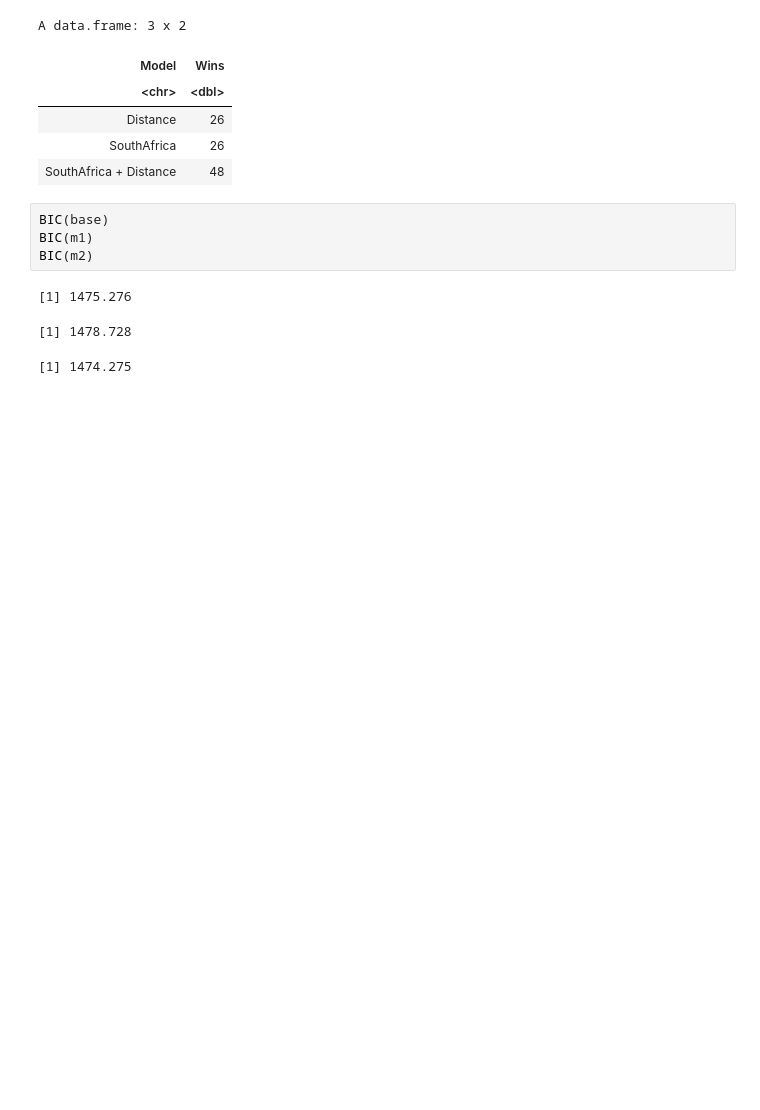
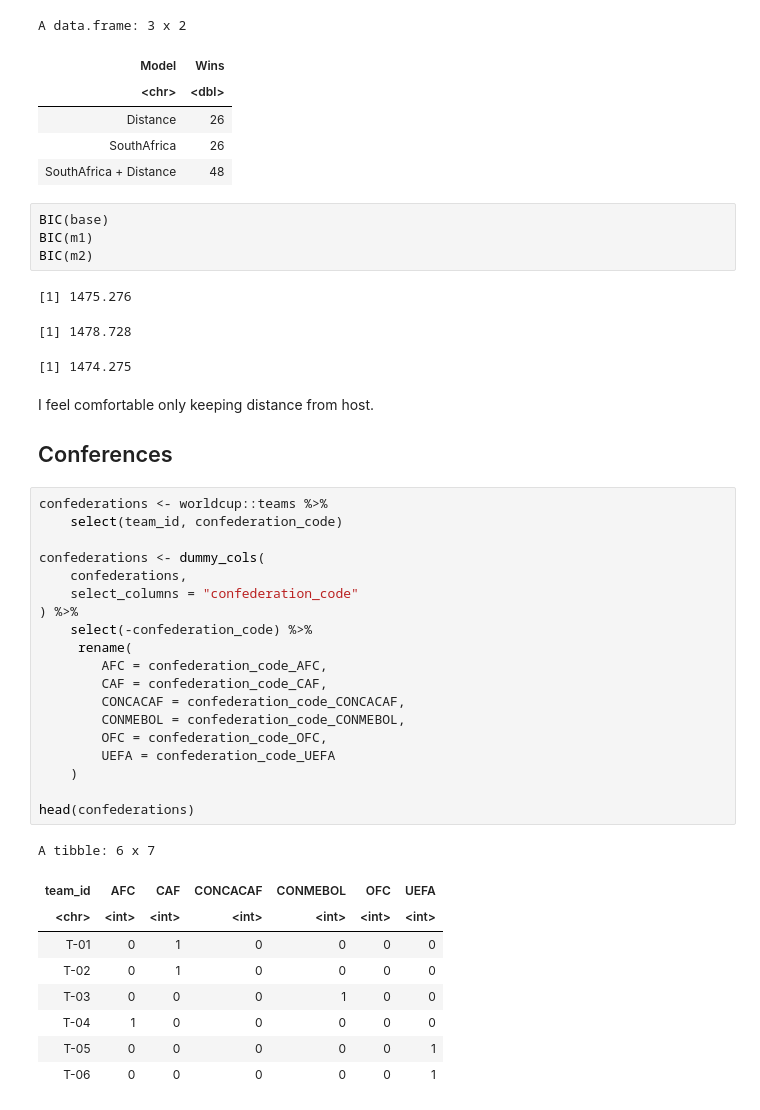
Before and after one commit to EialNisman/WorldCup2026Forecasting, a Jupyter notebook: 2.Model_Selection-R/GameConditions.ipynb, the cells around one changed output. Drawn from its saved outputs; the diff is of its cells as text; blank space fills up the shorter version.

```diff
--- a/2.Model_Selection-R/GameConditions.ipynb
+++ b/2.Model_Selection-R/GameConditions.ipynb
@@ -823,3 +824,36 @@ BIC(m2)
 [1] 1475.276
 [1] 1478.728
 [1] 1474.275
+# %% [markdown]
+I feel comfortable only keeping distance from host.
+
+## Conferences
+# %%
+confederations <- worldcup::teams %>%
+    select(team_id, confederation_code)
+
+confederations <- dummy_cols(
+    confederations,
+    select_columns = "confederation_code"
+) %>%
+    select(-confederation_code) %>%
+     rename(
+        AFC = confederation_code_AFC,
+        CAF = confederation_code_CAF,
+        CONCACAF = confederation_code_CONCACAF,
+        CONMEBOL = confederation_code_CONMEBOL,
+        OFC = confederation_code_OFC,
+        UEFA = confederation_code_UEFA
+    )
+
+head(confederations)
+# %% [output]
+A tibble: 6 x 7
+| team_id | AFC | CAF | CONCACAF | CONMEBOL | OFC | UEFA |
+| <chr> | <int> | <int> | <int> | <int> | <int> | <int> |
+| T-01 | 0 | 1 | 0 | 0 | 0 | 0 |
+| T-02 | 0 | 1 | 0 | 0 | 0 | 0 |
+| T-03 | 0 | 0 | 0 | 1 | 0 | 0 |
+| T-04 | 1 | 0 | 0 | 0 | 0 | 0 |
+| T-05 | 0 | 0 | 0 | 0 | 0 | 1 |
+| T-06 | 0 | 0 | 0 | 0 | 0 | 1 |
```
Also changed, not shown: parts of 4 cells of this notebook, 11 other files.
